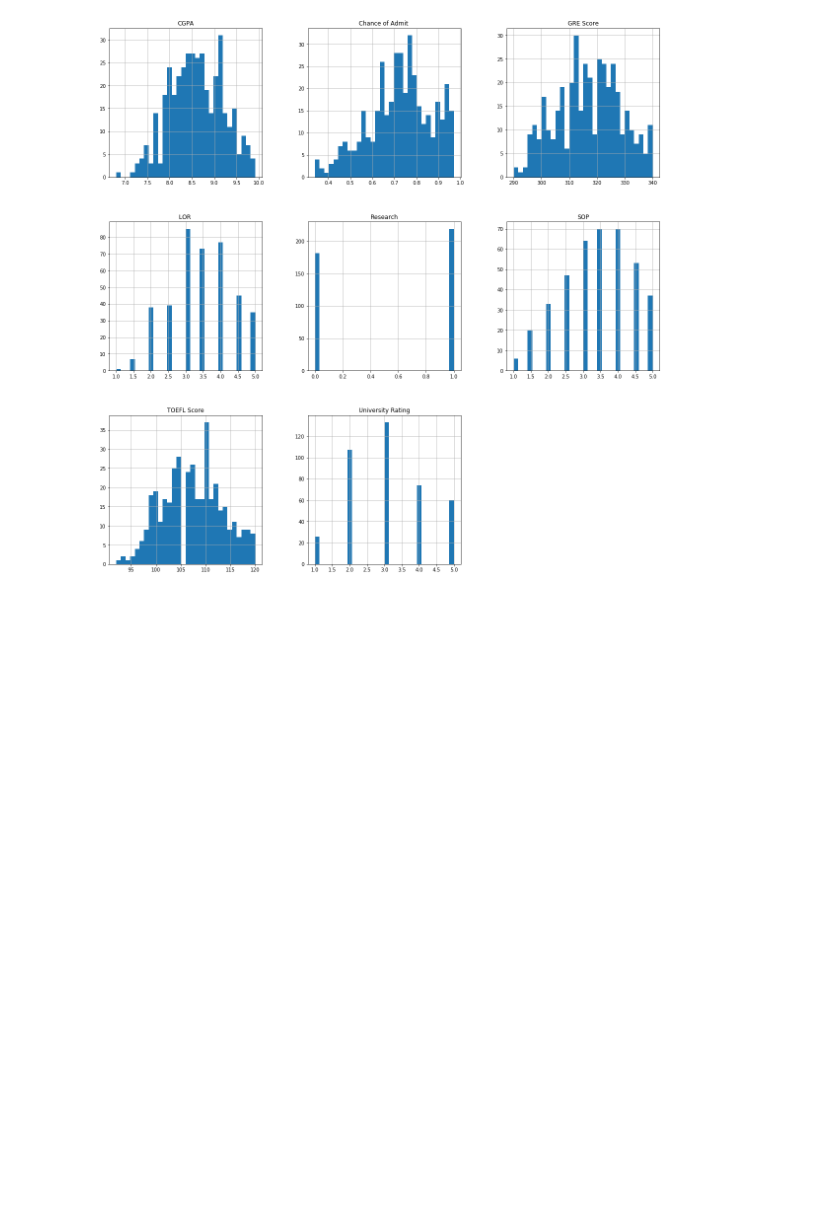
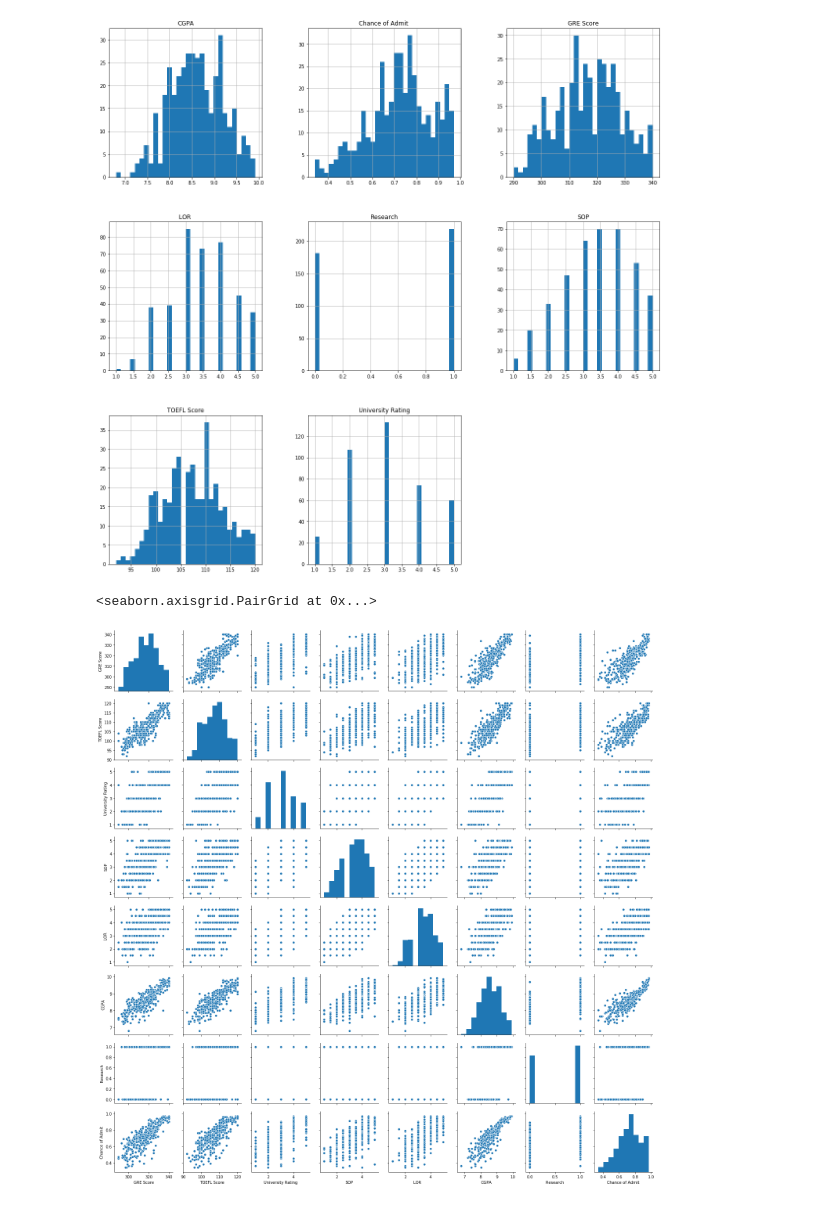
Before and after one commit to SandeepTukkunor/Machine_Lerarning_projects, a Jupyter notebook: University Admission Prediction/Admission Prediction .ipynb, the cells around one changed output. Saved outputs shown, nothing was run; the diff lists cells and outputs as text; code cells hidden in the pictures; blank space fills up the shorter version.

```diff
--- a/University Admission Prediction/Admission Prediction .ipynb
+++ b/University Admission Prediction/Admission Prediction .ipynb
@@ -90,3 +90,8 @@ array([[<matplotlib.axes._subplots.AxesSubplot object at 0x...>,
         <matplotlib.axes._subplots.AxesSubplot object at 0x...>]],
       dtype=object)
 [figure]
+# %%
+sns.pairplot(admission_df)
+# %% [output]
+<seaborn.axisgrid.PairGrid at 0x...>
+[figure, added]
```
Also changed, not shown: parts of 12 cells of this notebook.
